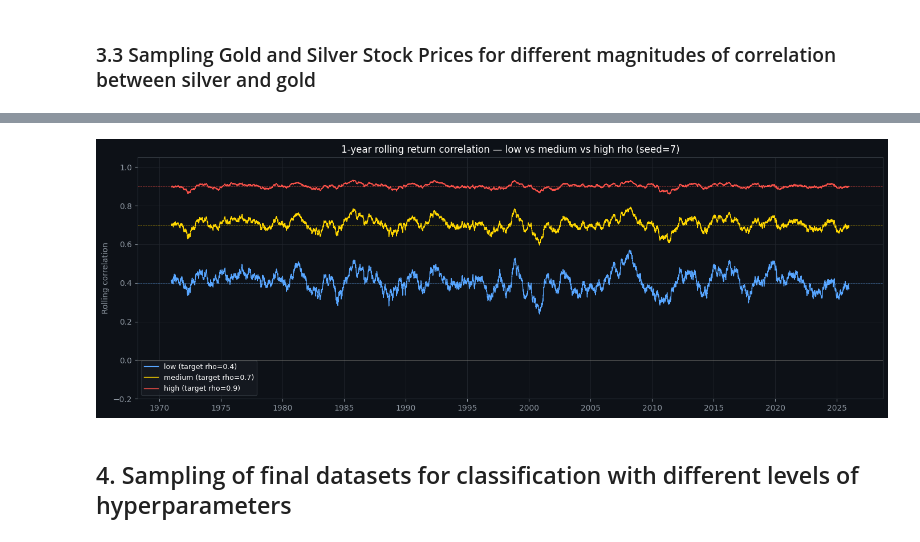
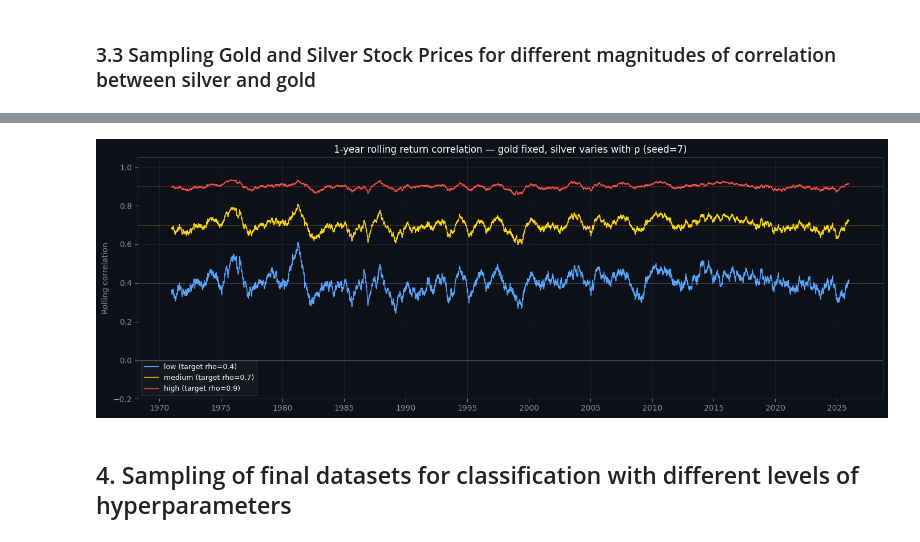
Before and after one commit to DataandAIReseach/LabelFusion, a Jupyter notebook: data_gen/data_gen.ipynb, the cells around one changed output, grey strips where cells are left out. Drawn from its saved outputs; the diff is of its cells as text; code cells hidden in the pictures.

Commit message:
feat(data_gen/data_gen.ipynb): Also silver and gold samples for different magnitudes of correlation are sampled

```diff
--- a/data_gen/data_gen.ipynb
+++ b/data_gen/data_gen.ipynb
@@ -1485,7 +1485,7 @@ Full synthetic Gold & Silver price simulation, 1970-2025.
 Combines THREE building blocks:
   1. Exponential drift trends (each metal has its own growth rate r_i)
   2. A random-walk (GBM-style) noise component with a TARGET CORRELATION
-     between gold's and silver's daily returns (via Cholesky decomposition)
+     between gold's and silver's daily returns (via linear mixing)
   3. n_struc SHARED structural breaks (macro shocks affecting both metals
      at the same time), each with its own recovery horizon h_j. Silver
      reacts more strongly than gold to each shock ("high-beta" behaviour).
@@ -1495,14 +1495,22 @@ Model (for each series i = gold, silver):
 
     dev_i,t = sum_j delta_i,j * max(0, 1 - (t - t_struc_j) / h_j)
 
-    eps_gold,t, eps_silver,t ~ bivariate normal(0, Sigma), corr = rho_target
+    eps_gold,t           ~ N(0, SIGMA_GOLD^2)           -- fixed across all rho
+    eps_silver,t         = rho * eps_gold,t / SIGMA_GOLD * SIGMA_SILVER
+                         + sqrt(1 - rho^2) * SIGMA_SILVER * z_indep,t
+    z_indep,t            ~ N(0,1)                        -- fixed across all rho
+
     delta_silver,j = beta_silver * delta_gold,j + Normal(0, mag_noise)
+
+Gold price is IDENTICAL across all three rho datasets.
+Only silver's path changes with rho (closer to gold at high rho,
+more independent at low rho).
 
 EVERYTHING is driven by a single `seed` -> fully reproducible.
 
 Run with:
-    pip install numpy pandas
-    python simulate_gold_silver_full.py
+    pip install numpy pandas matplotlib
+    python simulate_gold_silver_rho.py
 """
 
 import os
@@ -1532,8 +1540,13 @@ P0_SILVER, R_SILVER = 1.6,  0.0650
 #                0.018 / 0.010 = 1.8x, at the low end -> conservative.   ✅
 SIGMA_GOLD,   SIGMA_SILVER = 0.010, 0.018
 
-# Correlation categories for gold-silver daily return correlation
-# Derived from empirical literature:
+# Correlation categories for gold-silver daily return correlation.
+# Gold price is fixed across all three; only silver varies with rho.
+# Noise construction:
+#   z_gold   ~ N(0,1)                            shared RNG, fixed
+#   z_indep  ~ N(0,1)                            silver RNG (seed+2000), fixed
+#   z_silver = rho * z_gold + sqrt(1-rho^2) * z_indep
+#
 #   LOW    (ρ = 0.40): severe divergence windows e.g. COVID March 2020,
 #            when gold-silver ratio widened as industrial silver demand fell.
 #            Source: Bitget/CME (2025) report rolling corr falling to 0.4
@@ -1606,14 +1619,22 @@ def simulate(seed: int, category: str = None, rho_category: str = None) -> dict:
     """Generate one fully reproducible replicate driven by `seed`.
 
     category     : "low", "medium", or "high" — fixes ALL break magnitudes.
+                   If None, each break is assigned randomly.
     rho_category : "low", "medium", or "high" — fixes the return correlation
                    between gold and silver. If None, uses RHO_TARGET (0.82).
-                   low=0.40, medium=0.70, high=0.90 (literature-grounded).
+                   Gold price is IDENTICAL across all rho_category values;
+                   only silver's path changes.
     """
     assert category     in (None, "low", "medium", "high")
     assert rho_category in (None, "low", "medium", "high")
-    rng = np.random.default_rng(seed)
+
     rho = RHO_CATEGORIES[rho_category] if rho_category is not None else RHO_TARGET
+
+    # shared RNG — break positions, horizons, mag draws, gold noise
+    rng        = np.random.default_rng(seed)
+    # fixed independent silver noise — same draws across all rho levels;
+    # only the mixing weight (rho) changes
+    silver_rng = np.random.default_rng(seed + 2000)
 
     n_struc = int(rng.integers(11, 18))
     h_js    = rng.integers(H_MIN, H_MAX + 1, size=n_struc)
@@ -1656,12 +1677,18 @@ def simulate(seed: int, category: str = None, rho_category: str = None) -> dict:
                 dev_gold[i]   += mg * frac
                 dev_silver[i] += ms * frac
 
-    cov = np.array([[1, rho], [rho, 1]])
-    L   = np.linalg.cholesky(cov)
-    z   = rng.normal(size=(N, 2)) @ L.T
+    # Gold noise — fixed, identical across all rho levels
+    z_gold  = rng.normal(size=N)
 
-    logp_gold   = BASELINE_LOG_GOLD   + dev_gold   + np.cumsum(SIGMA_GOLD   * z[:, 0])
-    logp_silver = BASELINE_LOG_SILVER + dev_silver + np.cumsum(SIGMA_SILVER * z[:, 1])
+    # Independent silver component — fixed across rho levels
+    z_indep = silver_rng.normal(size=N)
+
+    # Silver noise — only mixing weight changes with rho;
+    # marginal variance preserved (unit variance by construction)
+    z_silver = rho * z_gold + np.sqrt(1 - rho**2) * z_indep
+
+    logp_gold   = BASELINE_LOG_GOLD   + dev_gold   + np.cumsum(SIGMA_GOLD   * z_gold)
+    logp_silver = BASELINE_LOG_SILVER + dev_silver + np.cumsum(SIGMA_SILVER * z_silver)
 
     return {
         "seed":         seed,
@@ -1743,11 +1770,20 @@ if __name__ == "__main__":
     for rcat in ("low", "medium", "high"):
         result = simulate(SEED, category=None, rho_category=rcat)
         rho_results[rcat] = result
+        report(result)
         df       = to_dataframe(result)
         csv_path = os.path.join(OUT_DIR, f"gold_silver_rho_{rcat}_seed{SEED}.csv")
         df.to_csv(csv_path, index=False)
-        rho_val  = RHO_CATEGORIES[rcat]
-        print(f"Data saved: {csv_path}  (rho={rho_val})")
+        print(f"Data saved: {csv_path}  (rho={RHO_CATEGORIES[rcat]})\n")
+
+    # Sanity check: gold prices must be identical across all three files
+    assert np.allclose(rho_results["low"]["price_gold"],
+                       rho_results["medium"]["price_gold"]), \
+        "Gold prices differ between low and medium!"
+    assert np.allclose(rho_results["low"]["price_gold"],
+                       rho_results["high"]["price_gold"]), \
+        "Gold prices differ between low and high!"
+    print("Sanity check passed: gold price identical across all rho levels.\n")
 
     # ── Plot: rolling correlation comparison ──────────────────────────
     fig4, ax = plt.subplots(figsize=(14, 5), facecolor="#0d1117")
@@ -1763,7 +1799,7 @@ if __name__ == "__main__":
         ax.axhline(rval, color=cat_colors[rcat], ls="--", lw=0.6, alpha=0.5)
     ax.axhline(0, color="#888780", lw=0.6)
     ax.set_ylim(-0.2, 1.05)
-    ax.set_title("1-year rolling return correlation — low vs medium vs high rho (seed=7)",
+    ax.set_title("1-year rolling return correlation — gold fixed, silver varies with ρ (seed=7)",
                  color="white", fontsize=12)
     ax.set_ylabel("Rolling correlation", color="#8b949e")
     ax.legend(facecolor="#161b22", edgecolor="#30363d", labelcolor="white", fontsize=9)
@@ -1782,4 +1832,4 @@ Data saved: ../data/stock_prices/gold_silver_rho_high_seed7.csv  (rho=0.9)
-[figure, old version]
+[figure, new version]
 # %% [markdown]
 ## 4. Sampling of final datasets for classification with different levels of hyperparameters
 # %% [markdown]
```
Also changed, not shown: parts of 2 cells of this notebook.
